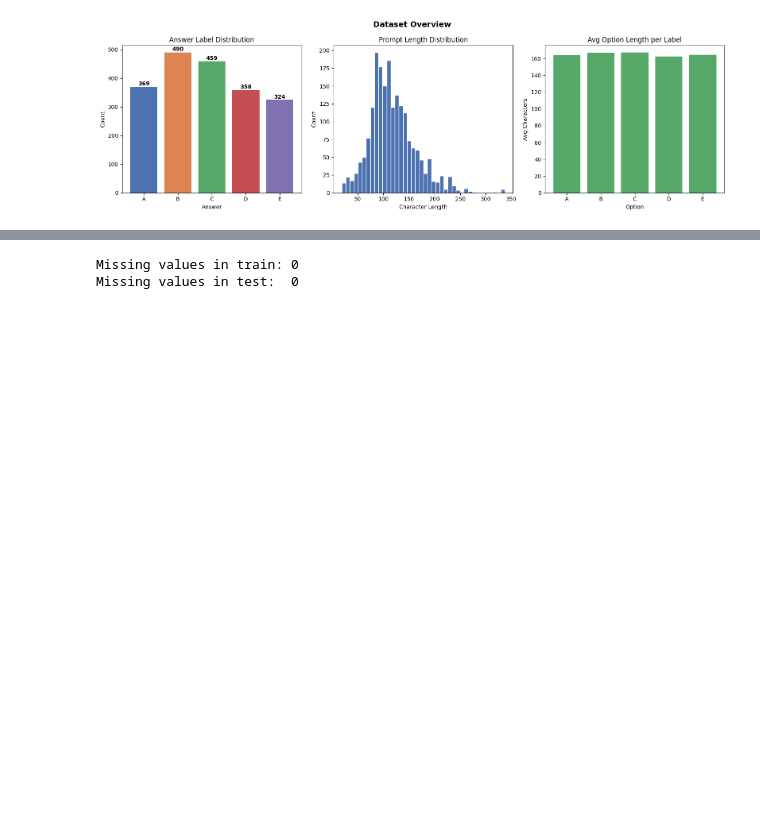
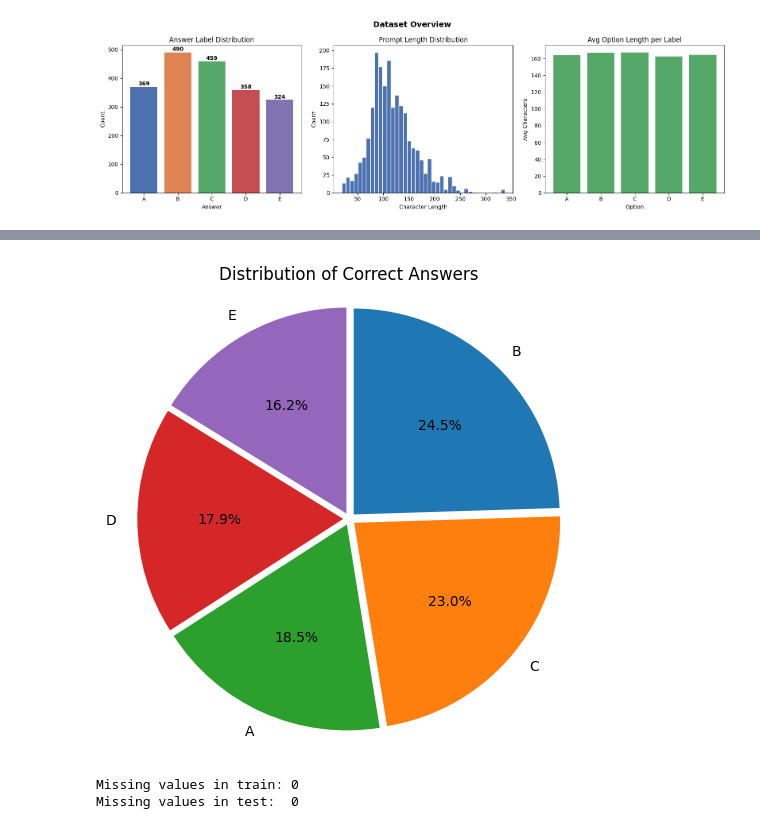
Before and after one commit to RAGHAV-0202/DL-23f2002364-t22026, a Jupyter notebook: notebooks/final_notebook.ipynb, the cells around one changed output, grey strips where cells are left out. Saved outputs shown, nothing was run; the diff lists cells and outputs as text; code cells hidden in the pictures; blank space fills up the shorter version.

```diff
--- a/notebooks/final_notebook.ipynb
+++ b/notebooks/final_notebook.ipynb
@@ -215,3 +226,22 @@ Name: proportion, dtype: float64
+# %%
+answer_dist = (train['answer'].value_counts(normalize=True) * 100).round(2)
+
+plt.figure(figsize=(6, 6))
+
+plt.pie(
+    answer_dist,
+    labels=answer_dist.index,
+    autopct='%1.1f%%',
+    startangle=90,
+    counterclock=False,
+    explode=[0.03] * len(answer_dist),  # Slightly separate all slices
+)
+
+plt.title("Distribution of Correct Answers")
+plt.axis('equal')
+plt.show()
+# %% [output]
+[figure, added]
 # %%
 print("Missing values in train:", train.isnull().sum().sum())
 print("Missing values in test: ", test.isnull().sum().sum())
```
Also changed, not shown: parts of 36 cells of this notebook.
